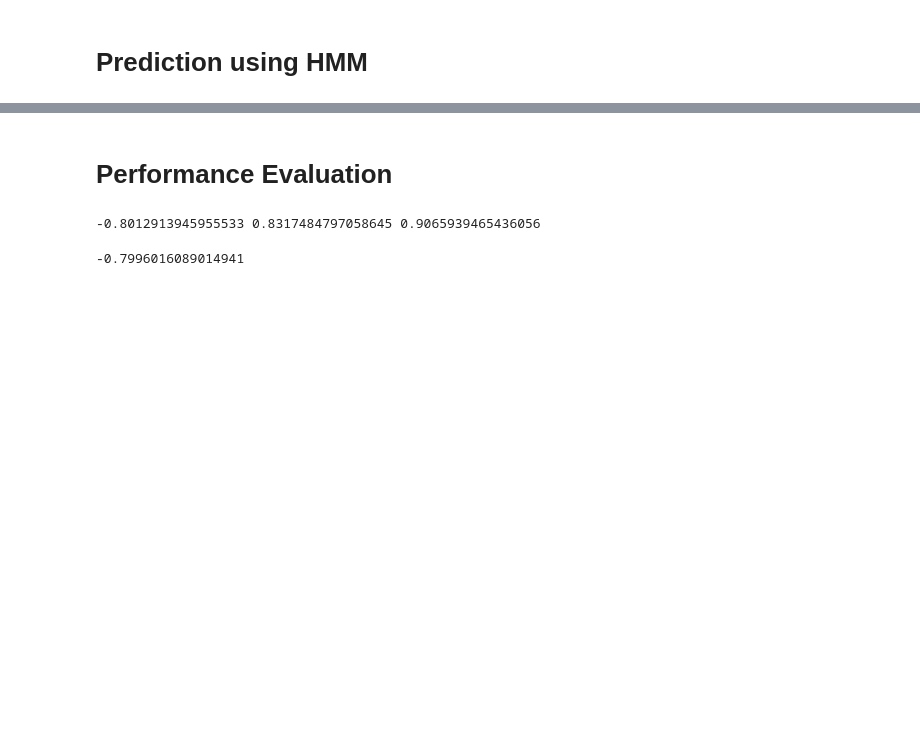
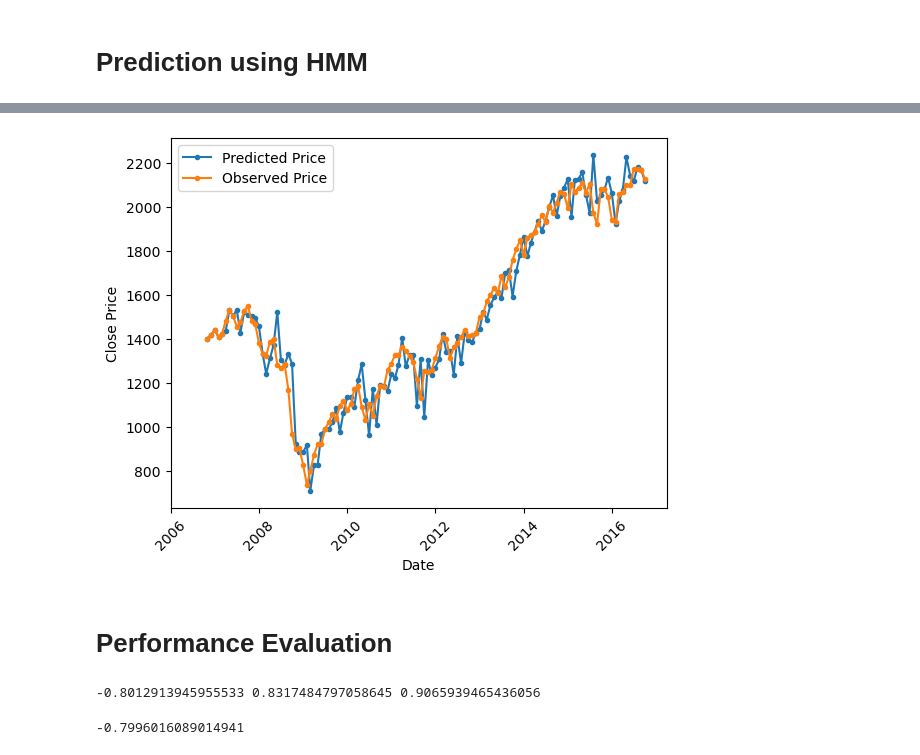
Before and after one commit to rinaaro/TS-project---HMM, a Jupyter notebook: Data_collection.ipynb, the cells around one changed output, grey strips where cells are left out. Drawn from its saved outputs; the diff is of its cells as text; code cells hidden in the pictures; blank space fills up the shorter version.

```diff
--- a/Data_collection.ipynb
+++ b/Data_collection.ipynb
@@ -31,11 +32,11 @@ daily = daily[daily.columns[0:4]]
 # %%
 # Resample the data to monthly frequency
 monthly = daily.resample('MS').agg({'Open': 'first','High': 'max','Low': 'min','Close': 'last'})
-#monthly.loc[(monthly['Open'] == 0) & (monthly.index >= '1961-12-29') & (monthly.index <= '1982-04-20'), 'Open'] = np.nan
+monthly = monthly.dropna()
+monthly_with_dates = monthly
 
 # Reset the index to have 'Date' as a column
 monthly = monthly.reset_index()
-monthly = monthly.dropna()
 # %% [markdown]
 # Descriptive statistics
 # %%
@@ -315,3 +306,28 @@ HMM Prices:
+# %%
+dates = monthly_with_dates.index[682:802]
+
+# Plot the data
+plt.plot(dates, hmm_price, marker='.', label="Predicted Price")
+plt.plot(dates, close, marker='.', label="Observed Price")
+plt.xlabel("Date")
+plt.ylabel("Close Price")
+
+
+years = dates.year.unique()
+ticks = [year for year in years if year % 2 == 0]  # Show ticks every 5 years
+
+# Set x-ticks to those years
+plt.xticks(pd.to_datetime([f"{year}-01-01" for year in ticks]))
+plt.gca().set_xticklabels([f"{year}" for year in ticks])
+
+# Rotate x-axis labels for better readability
+plt.xticks(rotation=45)
+
+# Add the legend and display the plot
+plt.legend()
+plt.show()
+# %% [output]
+[figure, added]
 # %% [markdown]
 # Performance Evaluation
 # %%
```
Also changed, not shown: parts of 9 cells of this notebook.
